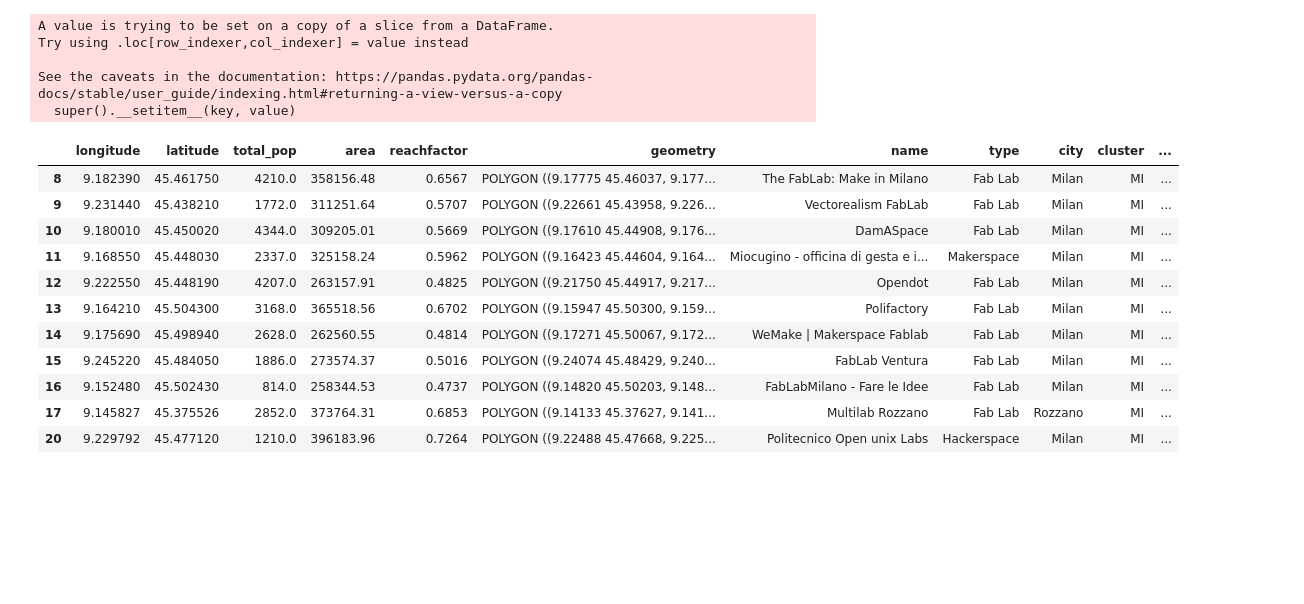
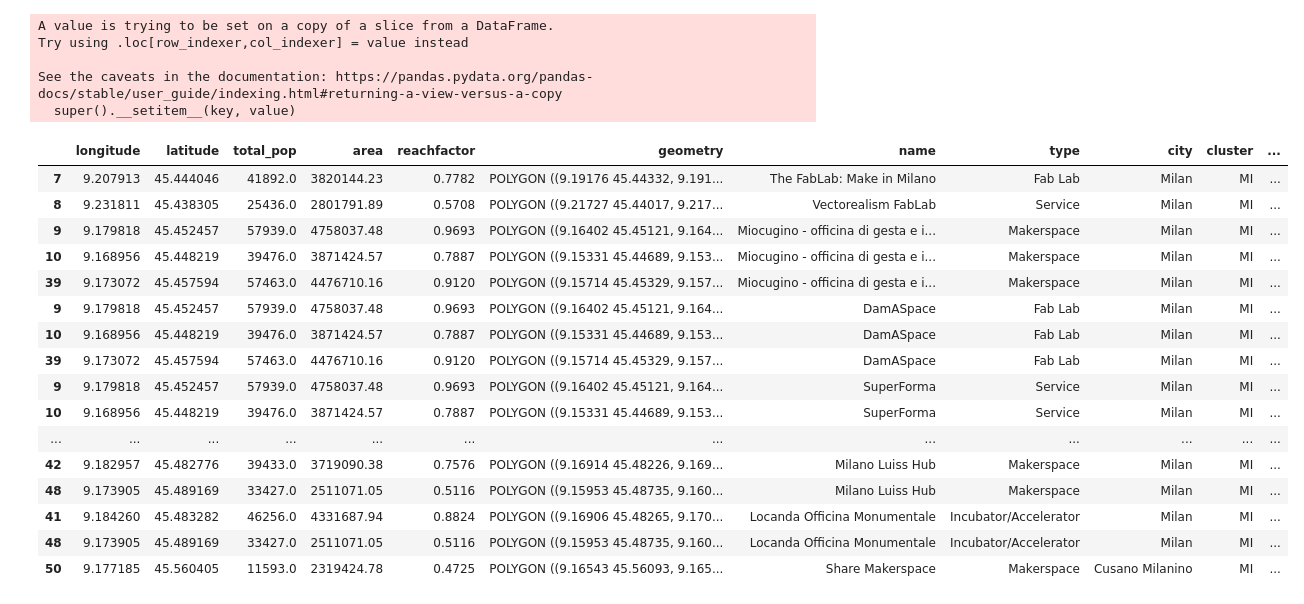
Before and after one commit to openp2pdesign/labs_access_analysis, a Jupyter notebook: 04_Enrichdata_facebook.ipynb, the cells around one changed output. Saved outputs shown, nothing was run; the diff lists cells and outputs as text; code cells hidden in the pictures; blank space fills up the shorter version.

```diff
--- a/04_Enrichdata_facebook.ipynb
+++ b/04_Enrichdata_facebook.ipynb
@@ -151,18 +152,23 @@ Try using .loc[row_indexer,col_indexer] = value instead
 
 See the caveats in the documentation: https://pandas.pydata.org/pandas-docs/stable/user_guide/indexing.html#returning-a-view-versus-a-copy
   super().__setitem__(key, value)
-# %%
-fablabs_ita
-# %% [output]
-|  | longitude | latitude | total_pop | area | reachfactor | geometry | name | type | city | cluster | ... |
-| 8 | 9.182390 | 45.461750 | 4210.0 | 358156.48 | 0.6567 | POLYGON ((9.17775 45.46037, 9.177... | The FabLab: Make in Milano | Fab Lab | Milan | MI | ... |
-| 9 | 9.231440 | 45.438210 | 1772.0 | 311251.64 | 0.5707 | POLYGON ((9.22661 45.43958, 9.226... | Vectorealism FabLab | Fab Lab | Milan | MI | ... |
-| 10 | 9.180010 | 45.450020 | 4344.0 | 309205.01 | 0.5669 | POLYGON ((9.17610 45.44908, 9.176... | DamASpace | Fab Lab | Milan | MI | ... |
-| 11 | 9.168550 | 45.448030 | 2337.0 | 325158.24 | 0.5962 | POLYGON ((9.16423 45.44604, 9.164... | Miocugino - officina di gesta e i... | Makerspace | Milan | MI | ... |
-| 12 | 9.222550 | 45.448190 | 4207.0 | 263157.91 | 0.4825 | POLYGON ((9.21750 45.44917, 9.217... | Opendot | Fab Lab | Milan | MI | ... |
-| 13 | 9.164210 | 45.504300 | 3168.0 | 365518.56 | 0.6702 | POLYGON ((9.15947 45.50300, 9.159... | Polifactory | Fab Lab | Milan | MI | ... |
-| 14 | 9.175690 | 45.498940 | 2628.0 | 262560.55 | 0.4814 | POLYGON ((9.17271 45.50067, 9.172... | WeMake | Makerspace Fablab | Fab Lab | Milan | MI | ... |
-| 15 | 9.245220 | 45.484050 | 1886.0 | 273574.37 | 0.5016 | POLYGON ((9.24074 45.48429, 9.240... | FabLab Ventura | Fab Lab | Milan | MI | ... |
-| 16 | 9.152480 | 45.502430 | 814.0 | 258344.53 | 0.4737 | POLYGON ((9.14820 45.50203, 9.148... | FabLabMilano - Fare le Idee | Fab Lab | Milan | MI | ... |
-| 17 | 9.145827 | 45.375526 | 2852.0 | 373764.31 | 0.6853 | POLYGON ((9.14133 45.37627, 9.141... | Multilab Rozzano | Fab Lab | Rozzano | MI | ... |
-| 20 | 9.229792 | 45.477120 | 1210.0 | 396183.96 | 0.7264 | POLYGON ((9.22488 45.47668, 9.225... | Politecnico Open unix Labs | Hackerspace | Milan | MI | ... |
+# %%
+labs_ita
+# %% [output]
+|  | longitude | latitude | total_pop | area | reachfactor | geometry | name | type | city | cluster | ... |
+| 7 | 9.207913 | 45.444046 | 41892.0 | 3820144.23 | 0.7782 | POLYGON ((9.19176 45.44332, 9.191... | The FabLab: Make in Milano | Fab Lab | Milan | MI | ... |
+| 8 | 9.231811 | 45.438305 | 25436.0 | 2801791.89 | 0.5708 | POLYGON ((9.21727 45.44017, 9.217... | Vectorealism FabLab | Service | Milan | MI | ... |
+| 9 | 9.179818 | 45.452457 | 57939.0 | 4758037.48 | 0.9693 | POLYGON ((9.16402 45.45121, 9.164... | Miocugino - officina di gesta e i... | Makerspace | Milan | MI | ... |
+| 10 | 9.168956 | 45.448219 | 39476.0 | 3871424.57 | 0.7887 | POLYGON ((9.15331 45.44689, 9.153... | Miocugino - officina di gesta e i... | Makerspace | Milan | MI | ... |
+| 39 | 9.173072 | 45.457594 | 57463.0 | 4476710.16 | 0.9120 | POLYGON ((9.15714 45.45329, 9.157... | Miocugino - officina di gesta e i... | Makerspace | Milan | MI | ... |
+| 9 | 9.179818 | 45.452457 | 57939.0 | 4758037.48 | 0.9693 | POLYGON ((9.16402 45.45121, 9.164... | DamASpace | Fab Lab | Milan | MI | ... |
+| 10 | 9.168956 | 45.448219 | 39476.0 | 3871424.57 | 0.7887 | POLYGON ((9.15331 45.44689, 9.153... | DamASpace | Fab Lab | Milan | MI | ... |
+| 39 | 9.173072 | 45.457594 | 57463.0 | 4476710.16 | 0.9120 | POLYGON ((9.15714 45.45329, 9.157... | DamASpace | Fab Lab | Milan | MI | ... |
+| 9 | 9.179818 | 45.452457 | 57939.0 | 4758037.48 | 0.9693 | POLYGON ((9.16402 45.45121, 9.164... | SuperForma | Service | Milan | MI | ... |
+| 10 | 9.168956 | 45.448219 | 39476.0 | 3871424.57 | 0.7887 | POLYGON ((9.15331 45.44689, 9.153... | SuperForma | Service | Milan | MI | ... |
+| ... | ... | ... | ... | ... | ... | ... | ... | ... | ... | ... | ... |
+| 42 | 9.182957 | 45.482776 | 39433.0 | 3719090.38 | 0.7576 | POLYGON ((9.16914 45.48226, 9.169... | Milano Luiss Hub | Makerspace | Milan | MI | ... |
+| 48 | 9.173905 | 45.489169 | 33427.0 | 2511071.05 | 0.5116 | POLYGON ((9.15953 45.48735, 9.160... | Milano Luiss Hub | Makerspace | Milan | MI | ... |
+| 41 | 9.184260 | 45.483282 | 46256.0 | 4331687.94 | 0.8824 | POLYGON ((9.16906 45.48265, 9.170... | Locanda Officina Monumentale | Incubator/Accelerator | Milan | MI | ... |
+| 48 | 9.173905 | 45.489169 | 33427.0 | 2511071.05 | 0.5116 | POLYGON ((9.15953 45.48735, 9.160... | Locanda Officina Monumentale | Incubator/Accelerator | Milan | MI | ... |
+| 50 | 9.177185 | 45.560405 | 11593.0 | 2319424.78 | 0.4725 | POLYGON ((9.16543 45.56093, 9.165... | Share Makerspace | Makerspace | Cusano Milanino | MI | ... |
```
Also changed, not shown: parts of 16 cells of this notebook, 1 other file.
